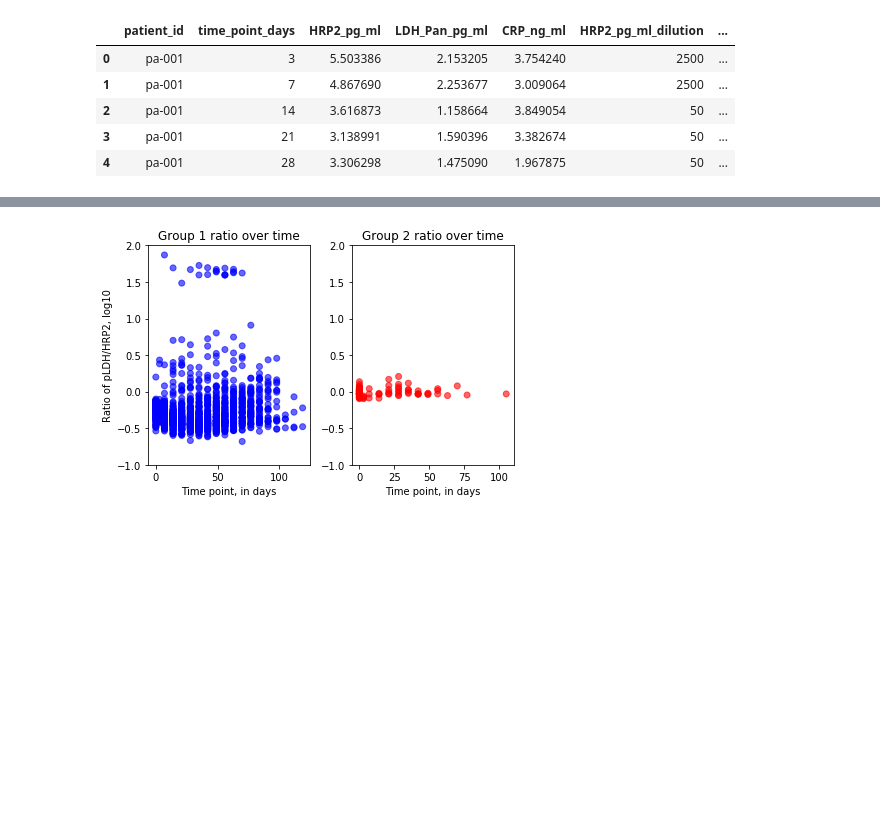
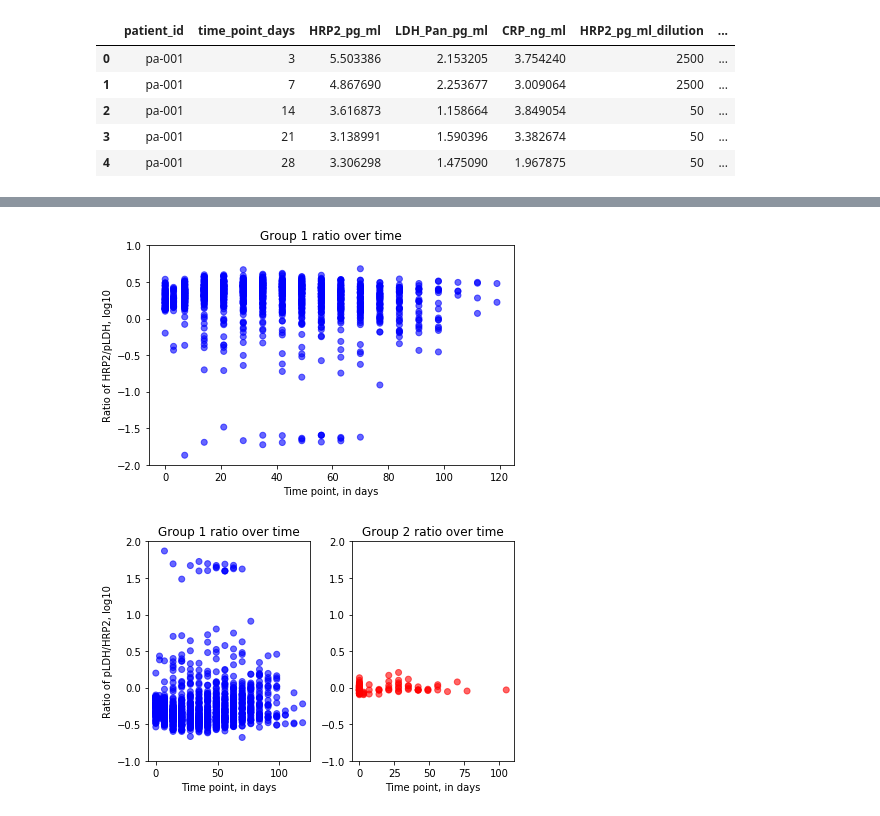
Before and after one commit to MACEPA/DIAMETER, a Jupyter notebook: data_processing/sub_group_graphs.ipynb, the cells around one changed output, grey strips where cells are left out. Saved outputs shown, nothing was run; the diff lists cells and outputs as text; code cells hidden in the pictures; blank space fills up the shorter version.

```diff
--- a/data_processing/sub_group_graphs.ipynb
+++ b/data_processing/sub_group_graphs.ipynb
@@ -291,3 +277,22 @@ for pid in problem_pids:
+# %%
+all_points = PdfPages('C:/Users/lzoeckler/Desktop/4plex/output_data/ratio_HRP2_pLDH_for_emily.pdf')
+f = plt.figure()
+f.add_subplot()
+scatter_good = good_df.copy(deep=True)
+scatter_good['other_ratio'] = scatter_good['HRP2_pg_ml'].divide(scatter_good['LDH_Pan_pg_ml'])
+scatter_good['other_ratio'] = scatter_good['other_ratio'].apply(np.log10)
+plt.scatter(scatter_good['time_point_days'], scatter_good['other_ratio'], c=scatter_good['group'], alpha=0.6)
+plt.title('Group 1 ratio over time')
+plt.ylim(-2,1)
+plt.xlabel('Time point, in days')
+plt.ylabel('Ratio of HRP2/pLDH, log10')
+plt.tight_layout()
+all_points.savefig()
+plt.show()
+plt.close()
+all_points.close()
+# %% [output]
+[figure, added]
 # %%
 all_points = PdfPages('C:/Users/lzoeckler/Desktop/4plex/output_data/ratio_pLDH_HRP2_all_points.pdf')
 f = plt.figure()
```
Also changed, not shown: parts of 3 cells of this notebook, 3 other files.
